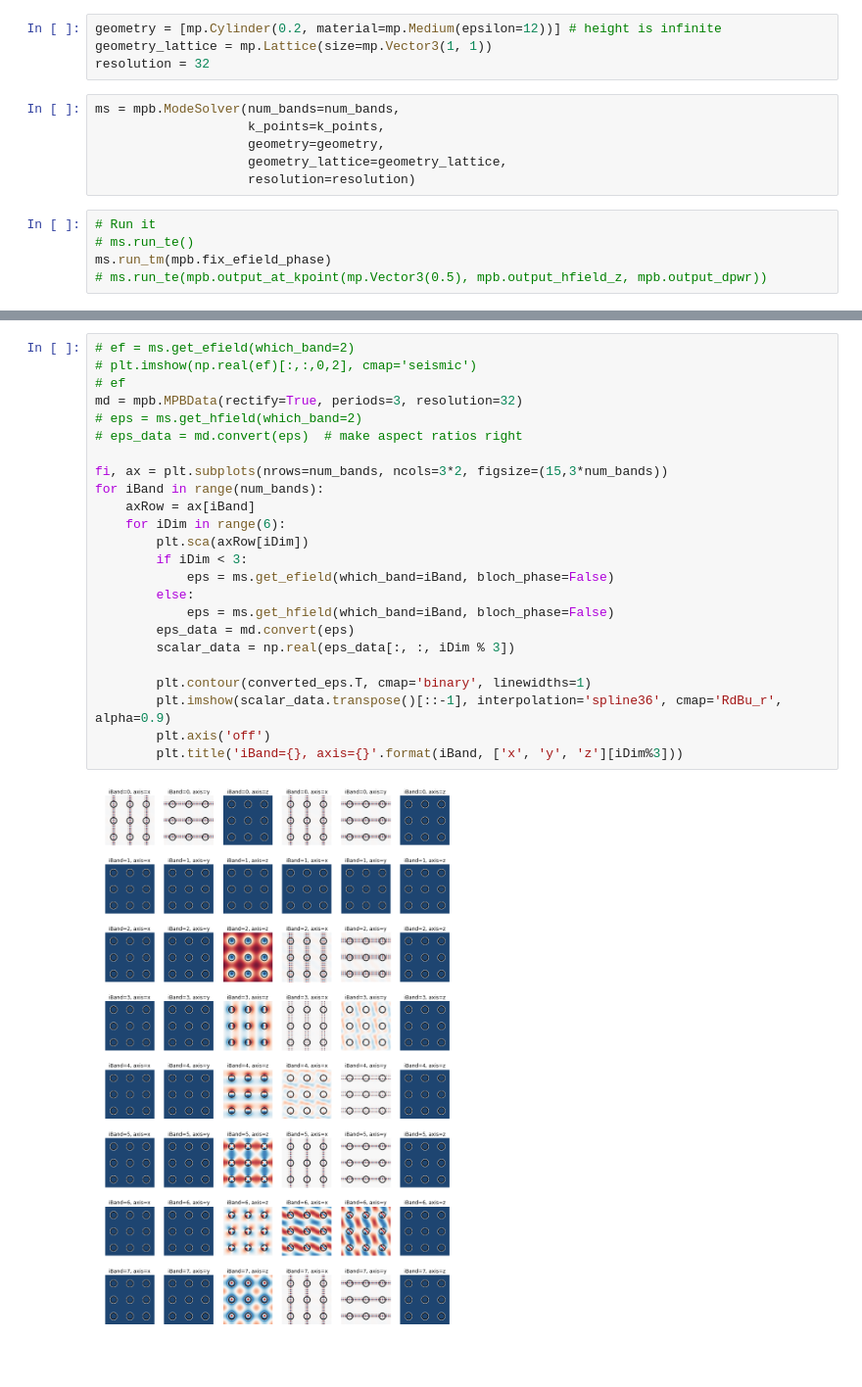
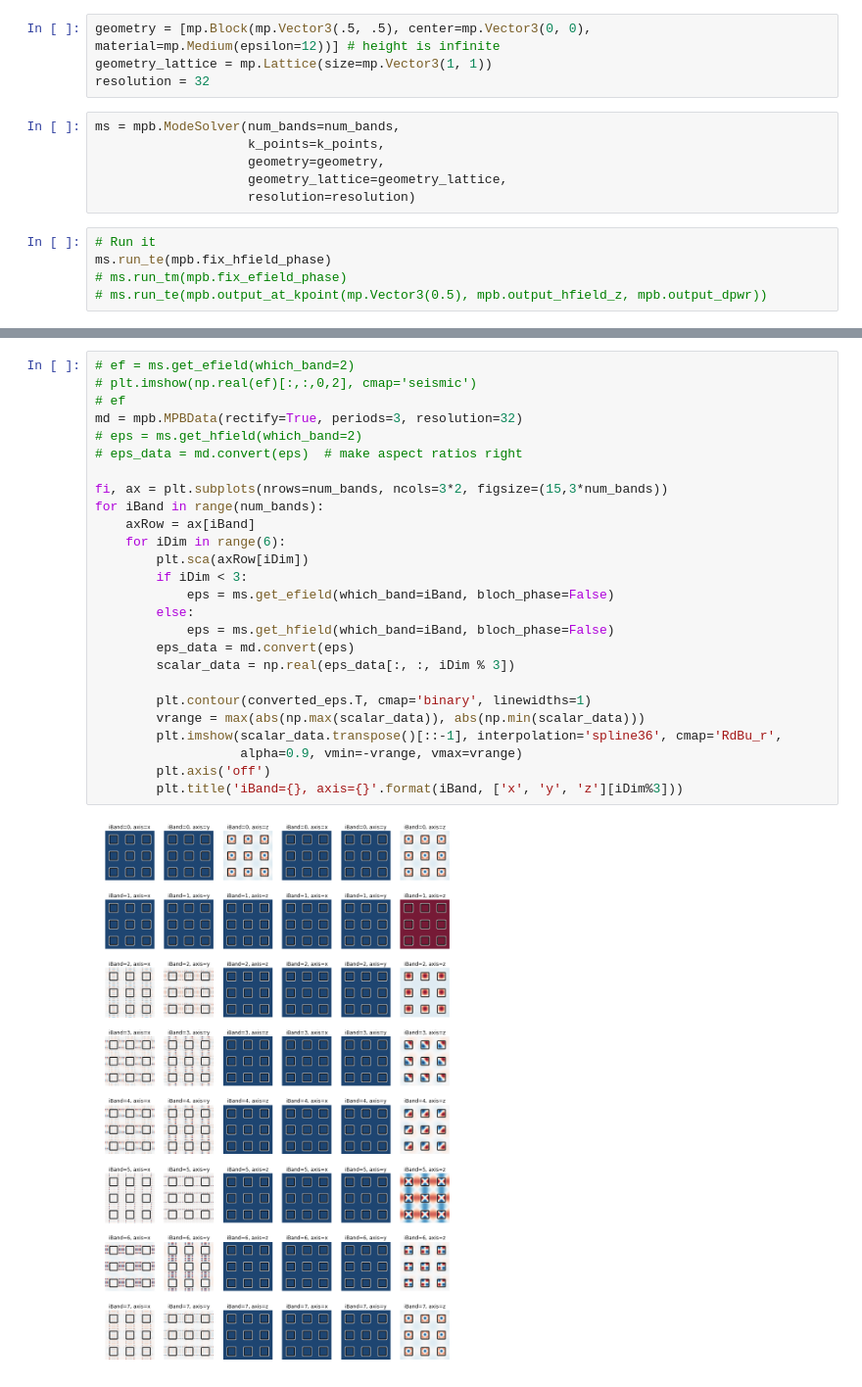
Before and after one commit to atait/jupyter-meep, a Jupyter notebook: notebooks/MPB/Tutorial-2Dcircles.ipynb, the cells around one changed output, grey strips where cells are left out. Shown at 98% size. Saved outputs shown, nothing was run; the diff lists cells and outputs as text.

```diff
--- a/notebooks/MPB/Tutorial-2Dcircles.ipynb
+++ b/notebooks/MPB/Tutorial-2Dcircles.ipynb
@@ -22,7 +22,7 @@ k_points = [mp.Vector3(),          # Gamma
             mp.Vector3()]          # Gamma
 k_points = mp.interpolate(4, k_points)
 # %%
-geometry = [mp.Cylinder(0.2, material=mp.Medium(epsilon=12))] # height is infinite
+geometry = [mp.Block(mp.Vector3(.5, .5), center=mp.Vector3(0, 0), material=mp.Medium(epsilon=12))] # height is infinite
 geometry_lattice = mp.Lattice(size=mp.Vector3(1, 1))
 resolution = 32
 # %%
@@ -33,8 +33,8 @@ ms = mpb.ModeSolver(num_bands=num_bands,
                     resolution=resolution)
 # %%
 # Run it
-# ms.run_te()
-ms.run_tm(mpb.fix_efield_phase)
+ms.run_te(mpb.fix_hfield_phase)
+# ms.run_tm(mpb.fix_efield_phase)
 # ms.run_te(mpb.output_at_kpoint(mp.Vector3(0.5), mpb.output_hfield_z, mpb.output_dpwr))
 # %% [output]
 Initializing eigensolver data
@@ -62,26 +62,28 @@ converted_eps = show_geometry(ms)
 # %%
 # ef = ms.get_efield(which_band=2)
 # plt.imshow(np.real(ef)[:,:,0,2], cmap='seismic')
 # ef
 md = mpb.MPBData(rectify=True, periods=3, resolution=32)
 # eps = ms.get_hfield(which_band=2)
 # eps_data = md.convert(eps)  # make aspect ratios right
 
 fi, ax = plt.subplots(nrows=num_bands, ncols=3*2, figsize=(15,3*num_bands))
 for iBand in range(num_bands):
     axRow = ax[iBand]
     for iDim in range(6):
         plt.sca(axRow[iDim])
         if iDim < 3:
             eps = ms.get_efield(which_band=iBand, bloch_phase=False)
         else:
             eps = ms.get_hfield(which_band=iBand, bloch_phase=False)
         eps_data = md.convert(eps)
         scalar_data = np.real(eps_data[:, :, iDim % 3])
 
         plt.contour(converted_eps.T, cmap='binary', linewidths=1)
-        plt.imshow(scalar_data.transpose()[::-1], interpolation='spline36', cmap='RdBu_r', alpha=0.9)
+        vrange = max(abs(np.max(scalar_data)), abs(np.min(scalar_data)))
+        plt.imshow(scalar_data.transpose()[::-1], interpolation='spline36', cmap='RdBu_r',
+                   alpha=0.9, vmin=-vrange, vmax=vrange)
         plt.axis('off')
         plt.title('iBand={}, axis={}'.format(iBand, ['x', 'y', 'z'][iDim%3]))
 # %% [output]
-[figure, old version]
+[figure, new version]
```
Also changed, not shown: parts of 2 cells of this notebook, 1 other file.
